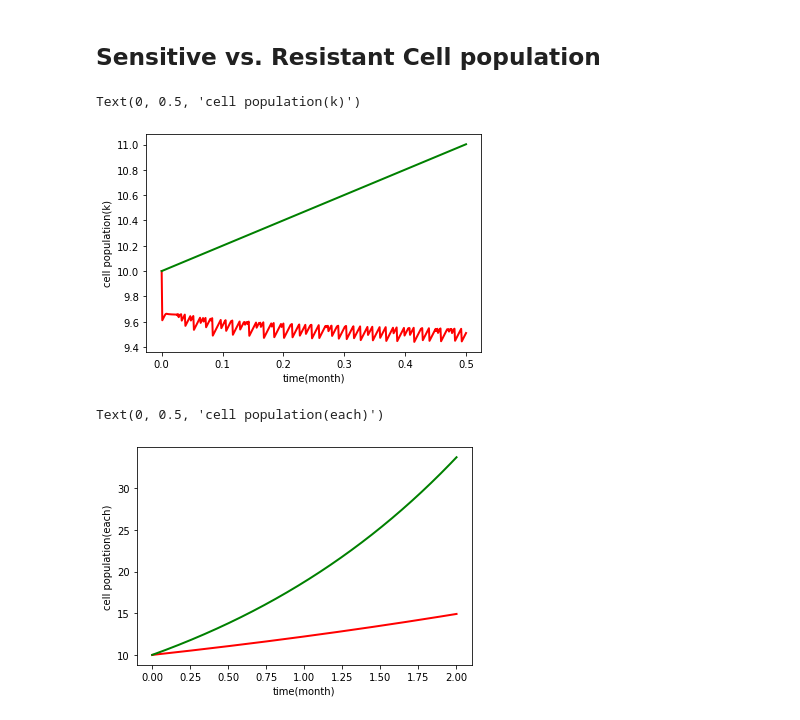
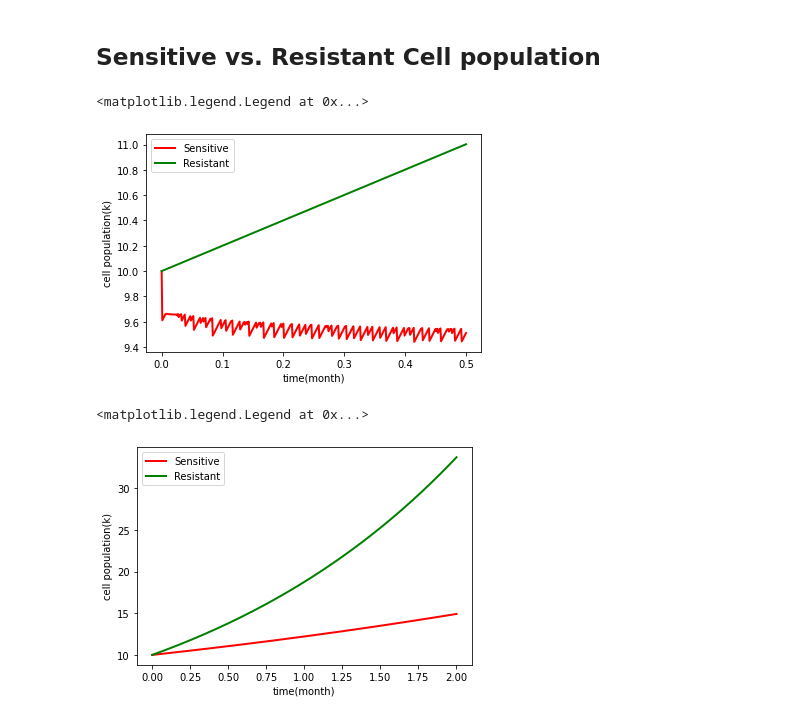
Before and after one commit to Yuqi-eng/Drug-Resistance-in-AML, a Jupyter notebook: 371_project.ipynb, the cells around one changed output. Cells and saved outputs as stored; diff of their text form; code cells hidden in the pictures.

Commit message:
add legend

```diff
--- a/371_project.ipynb
+++ b/371_project.ipynb
@@ -160,8 +157,8 @@ while t < max_time:
     # calc new values for t, x, y
     t = t + dt
     x = x + r_1*x*dt - destruct(x, max(np.var(x_list),1e-3), sum(x_list)/len(x_list))*dt
-    y = y + (b*(destruct(x, max(np.var(x_list),1e-5), sum(x_list)/len(x_list))*dt) + r_2)*dt
-    - destruct(y, max(np.var(y_list),1e-5), sum(y_list)/len(y_list))*dt
+    y = y + (b*(destruct(x, max(np.var(x_list),1e-3), sum(x_list)/len(x_list))*dt) + r_2)*dt
+    - destruct(y, max(np.var(y_list),1e-3), sum(y_list)/len(y_list))*dt
 
     if (x < 0):
         x = 0
@@ -175,38 +172,40 @@ while t < max_time:
 p = plt.plot(t_list, x_list, 'r', t_list, y_list, 'g', linewidth = 2)
 plt.xlabel("time(month)")
 plt.ylabel("cell population(k)")
+plt.legend(['Sensitive', 'Resistant'])
 # %% [output]
-Text(0, 0.5, 'cell population(k)')
+<matplotlib.legend.Legend at 0x...>
-[figure, old version]
+[figure, new version]
 # %%
 # model parameters
 r_1 = 1; r_2 = 1; d_1 = 0.8; d_2 = 0.5; b = 0.2;
 dt = 0.001; max_time = 2
 
 # initial time and populations
 t = 0; x = 10; y = 10
 
 # empty lists in which to store time and populations
 t_list = []; x_list = []; y_list = []
 
 # initialize lists
 t_list.append(t); x_list.append(x); y_list.append(y)
 
 while t < max_time:
     # calc new values for t, x, y
     t = t + dt
     x = x + (r_1-d_1)*x*dt
     y = y + b*d_1*x*dt + (r_2-d_2)*y*dt
 
     # store new values in lists
     t_list.append(t)
     x_list.append(x)
     y_list.append(y)
 
 # Plot the results
 p = plt.plot(t_list, x_list, 'r', t_list, y_list, 'g', linewidth = 2)
 plt.xlabel("time(month)")
 plt.ylabel("cell population(k)")
+plt.legend(['Sensitive', 'Resistant'])
 # %% [output]
-Text(0, 0.5, 'cell population(each)')
+<matplotlib.legend.Legend at 0x...>
-[figure, old version]
+[figure, new version]
```
Also changed, not shown: parts of 1 cell of this notebook.
